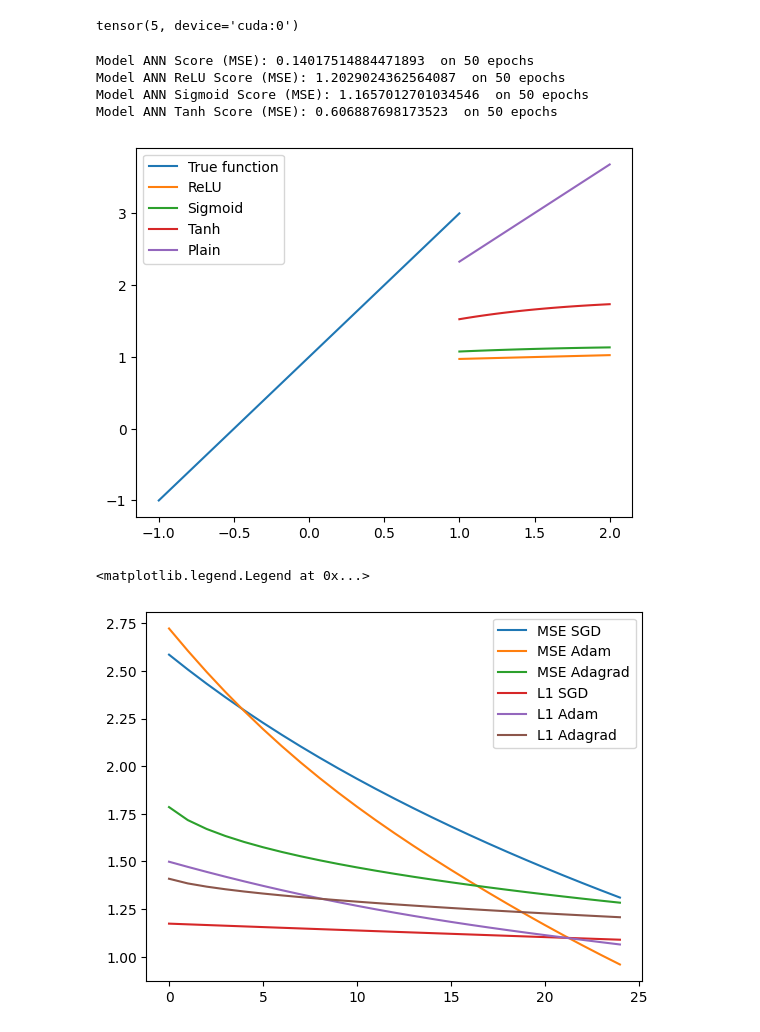
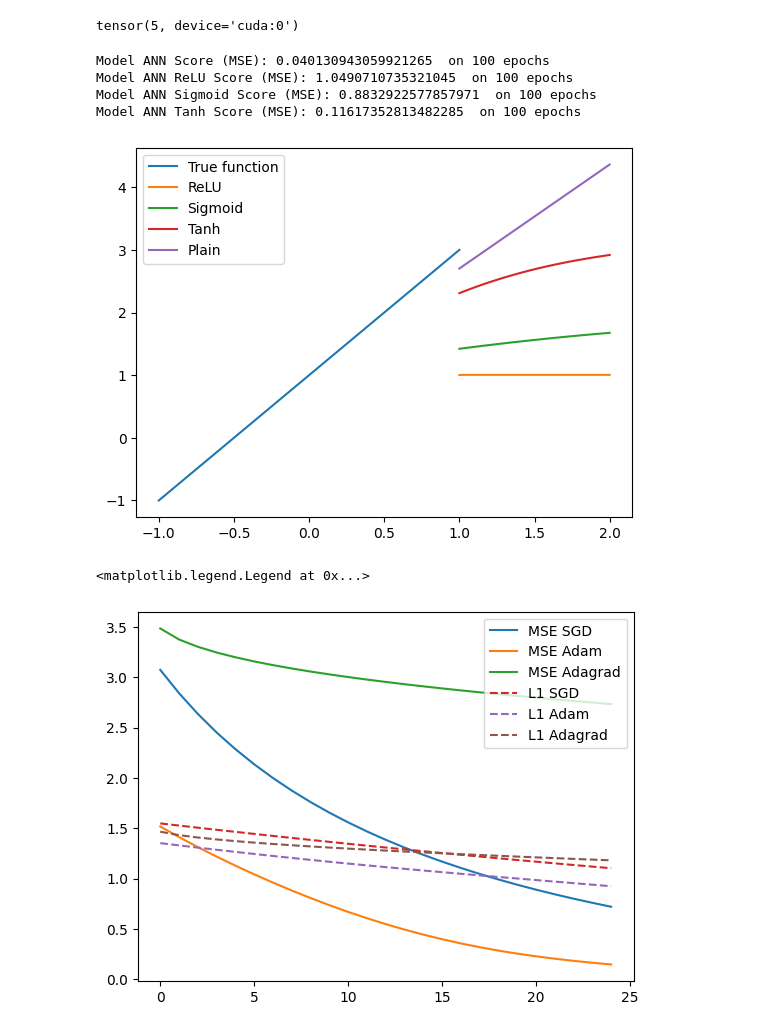
Before and after one commit to fxGRDN/ml-laby, a Jupyter notebook: list7.ipynb, the cells around one changed output. Cells and saved outputs as stored; diff of their text form; code cells hidden in the pictures.

```diff
--- a/list7.ipynb
+++ b/list7.ipynb
@@ -75,9 +77,11 @@ class ANN_Tanh(ANN):
 # %%
 x = torch.linspace(-1, 1, 1000).reshape(-1, 1)
 y = 2 * x + 1
+
+epochs = 100
 # %%
 def train_model(
-    model, x, y, criterion=torch.nn.MSELoss, optimizer=torch.optim.SGD, epochs=50
+    model, x, y, criterion=torch.nn.MSELoss, optimizer=torch.optim.SGD, epochs=epochs
 ):
     loss_curve = []
     epoch_range = range(epochs)
@@ -110,12 +114,12 @@ models = {
 
 for name, model in models.items():
     train_model(model, x, y)
-    print("Model", name, "Score (MSE):", score(model, x, y), " on 50 epochs")
+    print("Model", name, "Score (MSE):", score(model, x, y), " on", epochs, "epochs")
 # %% [output]
-Model ANN Score (MSE): 0.14017514884471893  on 50 epochs
-Model ANN ReLU Score (MSE): 1.2029024362564087  on 50 epochs
-Model ANN Sigmoid Score (MSE): 1.1657012701034546  on 50 epochs
-Model ANN Tanh Score (MSE): 0.606887698173523  on 50 epochs
+Model ANN Score (MSE): 0.040130943059921265  on 100 epochs
+Model ANN ReLU Score (MSE): 1.0490710735321045  on 100 epochs
+Model ANN Sigmoid Score (MSE): 0.8832922577857971  on 100 epochs
+Model ANN Tanh Score (MSE): 0.11617352813482285  on 100 epochs
 # %%
 plt.plot(x.cpu().numpy(), y.cpu().numpy(), label="True function")
 x2 = torch.linspace(1, 2, 100).reshape(-1, 1)
@@ -130,43 +134,51 @@ plt.plot(x2.detach().cpu().numpy(), y5.detach().cpu().numpy(), label="Plain")
 plt.legend()
 plt.show()
 # %% [output]
-[figure, old version]
+[figure, new version]
 # %%
+from matplotlib import lines
+from sympy import li
+
+
 ann = models["ANN"]
 
 ann.reset_parameters()
 plt.plot(
     *train_model(ann, x, y, torch.nn.MSELoss, torch.optim.SGD, epochs=25),
-    label="MSE SGD"
+    label="MSE SGD",
 )
 ann.reset_parameters()
 plt.plot(
     *train_model(ann, x, y, torch.nn.MSELoss, torch.optim.Adam, epochs=25),
-    label="MSE Adam"
+    label="MSE Adam",
 )
 ann.reset_parameters()
 plt.plot(
     *train_model(ann, x, y, torch.nn.MSELoss, torch.optim.Adagrad, epochs=25),
-    label="MSE Adagrad"
+    label="MSE Adagrad",
 )
 
 ann.reset_parameters()
 plt.plot(
-    *train_model(ann, x, y, torch.nn.L1Loss, torch.optim.SGD, epochs=25), label="L1 SGD"
+    *train_model(ann, x, y, torch.nn.L1Loss, torch.optim.SGD, epochs=25),
+    label="L1 SGD",
+    linestyle="--",
 )
 ann.reset_parameters()
 plt.plot(
     *train_model(ann, x, y, torch.nn.L1Loss, torch.optim.Adam, epochs=25),
-    label="L1 Adam"
+    linestyle="--",
+    label="L1 Adam",
 )
 ann.reset_parameters()
 plt.plot(
     *train_model(ann, x, y, torch.nn.L1Loss, torch.optim.Adagrad, epochs=25),
-    label="L1 Adagrad"
+    linestyle="--",
+    label="L1 Adagrad",
 )
 
 
 plt.legend()
 # %% [output]
 <matplotlib.legend.Legend at 0x...>
-[figure, old version]
+[figure, new version]
```
Also changed, not shown: parts of 11 cells of this notebook, 1 other file.
